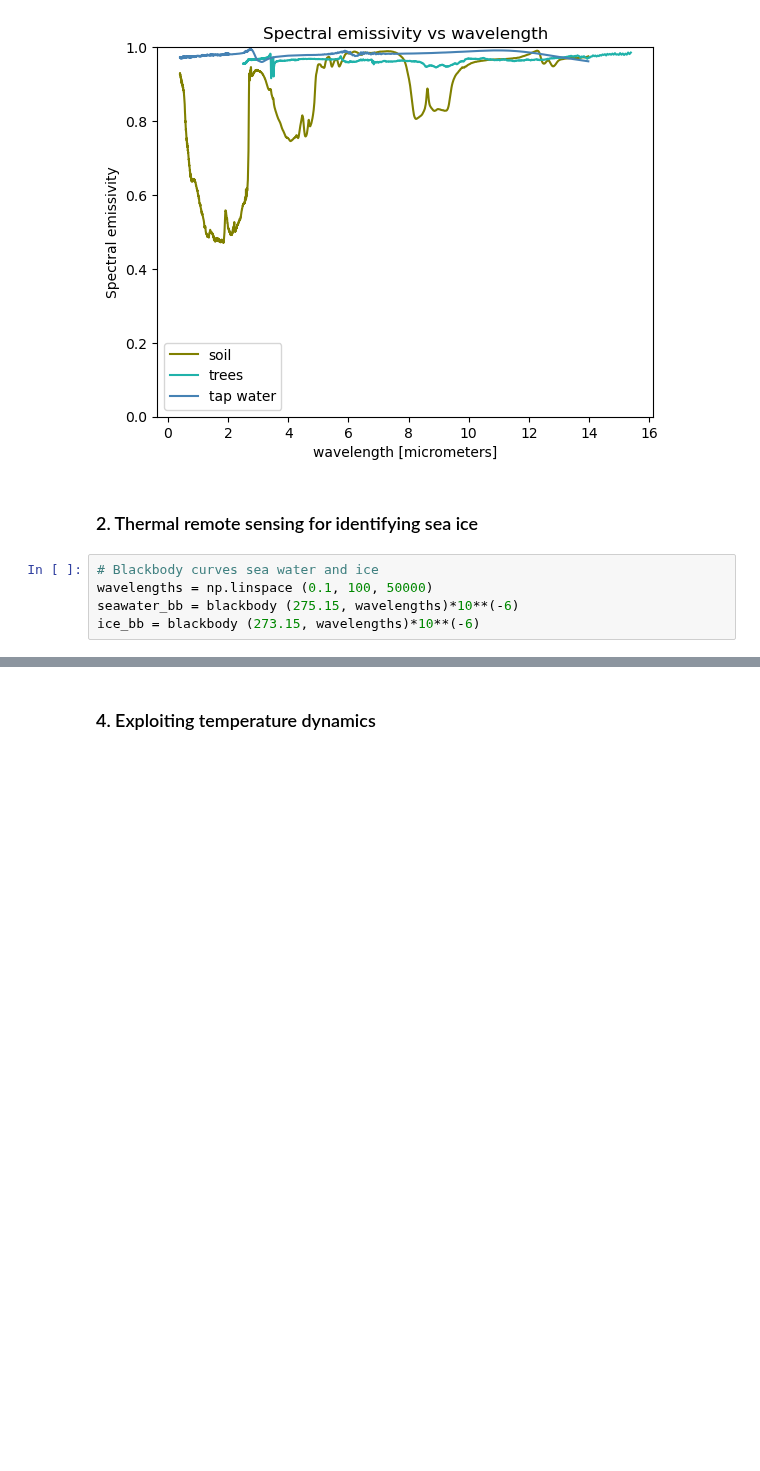
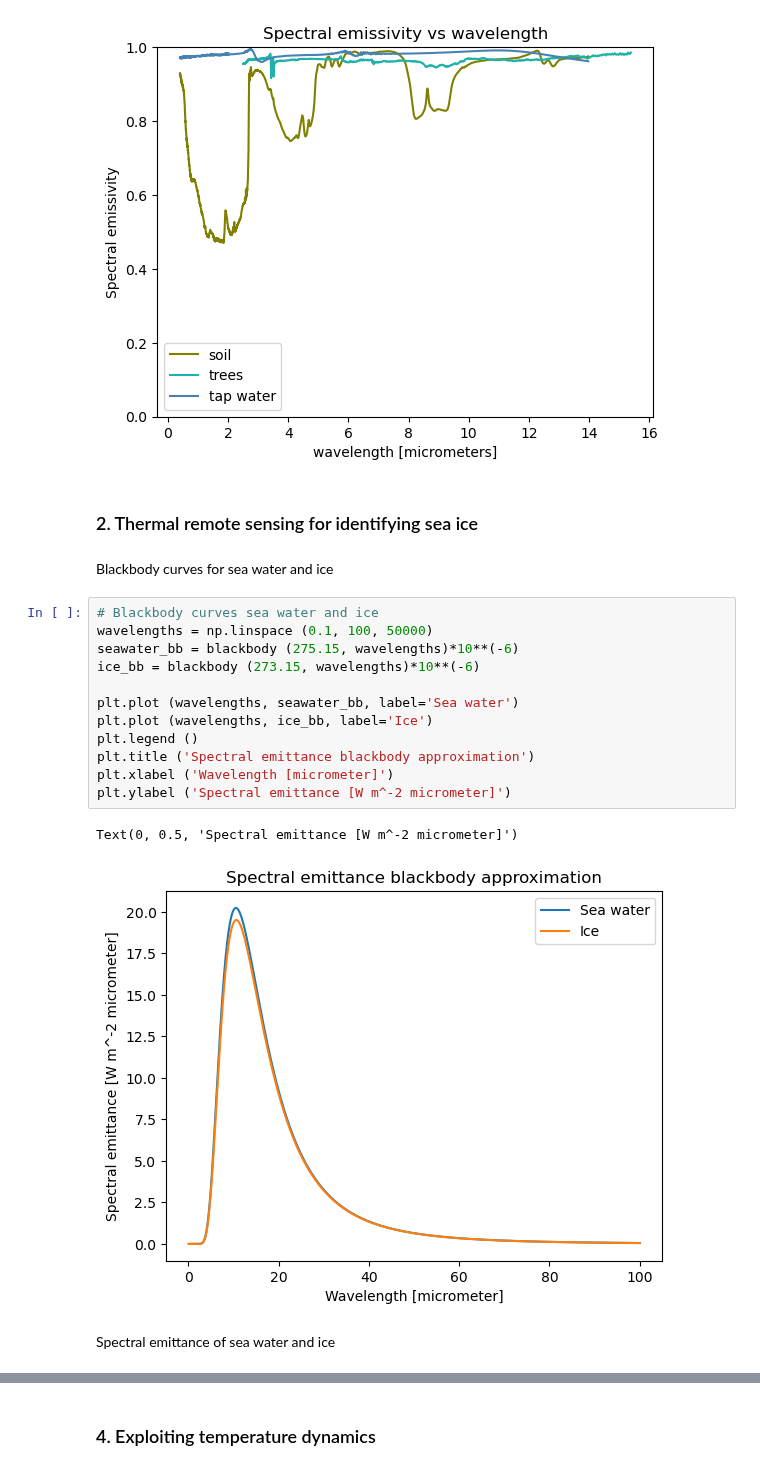
Before and after one commit to debnovalina/PPESO-Practical, a Jupyter notebook: Thermal remote sensing.ipynb, the cells around one changed output, grey strips where cells are left out. Drawn from its saved outputs; the diff is of its cells as text; blank space fills up the shorter version.

```diff
--- a/Thermal remote sensing.ipynb
+++ b/Thermal remote sensing.ipynb
@@ -124,11 +124,25 @@ plt.show()
 [figure]
 # %% [markdown]
 ### 2. Thermal remote sensing for identifying sea ice
+# %% [markdown]
+Blackbody curves for sea water and ice
 # %%
 # Blackbody curves sea water and ice
 wavelengths = np.linspace (0.1, 100, 50000)
 seawater_bb = blackbody (275.15, wavelengths)*10**(-6)
 ice_bb = blackbody (273.15, wavelengths)*10**(-6)
+
+plt.plot (wavelengths, seawater_bb, label='Sea water')
+plt.plot (wavelengths, ice_bb, label='Ice')
+plt.legend ()
+plt.title ('Spectral emittance blackbody approximation')
+plt.xlabel ('Wavelength [micrometer]')
+plt.ylabel ('Spectral emittance [W m^-2 micrometer]')
+# %% [output]
+Text(0, 0.5, 'Spectral emittance [W m^-2 micrometer]')
+[figure, added]
+# %% [markdown]
+Spectral emittance of sea water and ice
 # %%
 # Spectral emittance sea water and ice
 E_seawater = 1 - sea_water[:,1]
```
Also changed, not shown: parts of 9 cells of this notebook.
